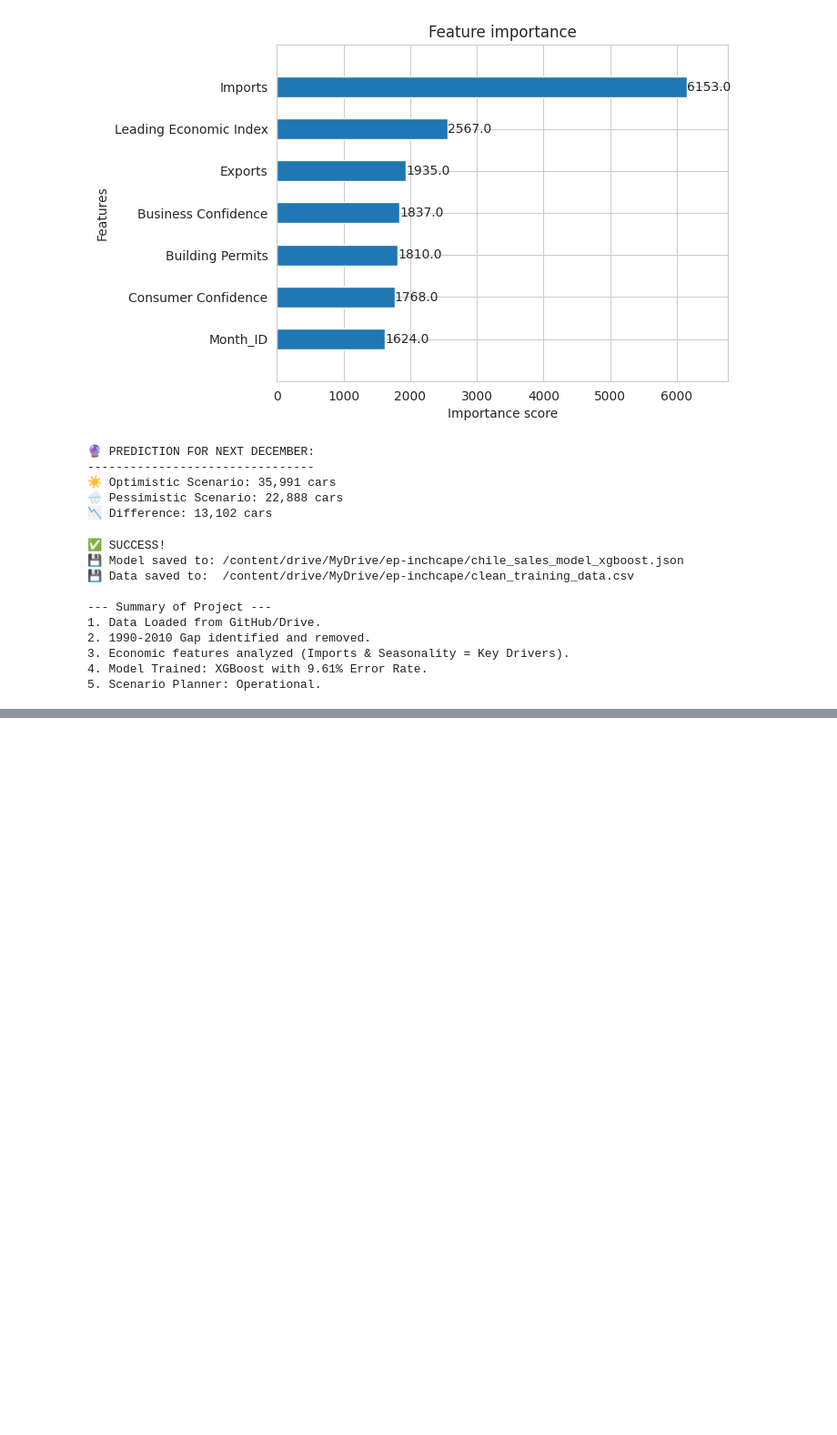
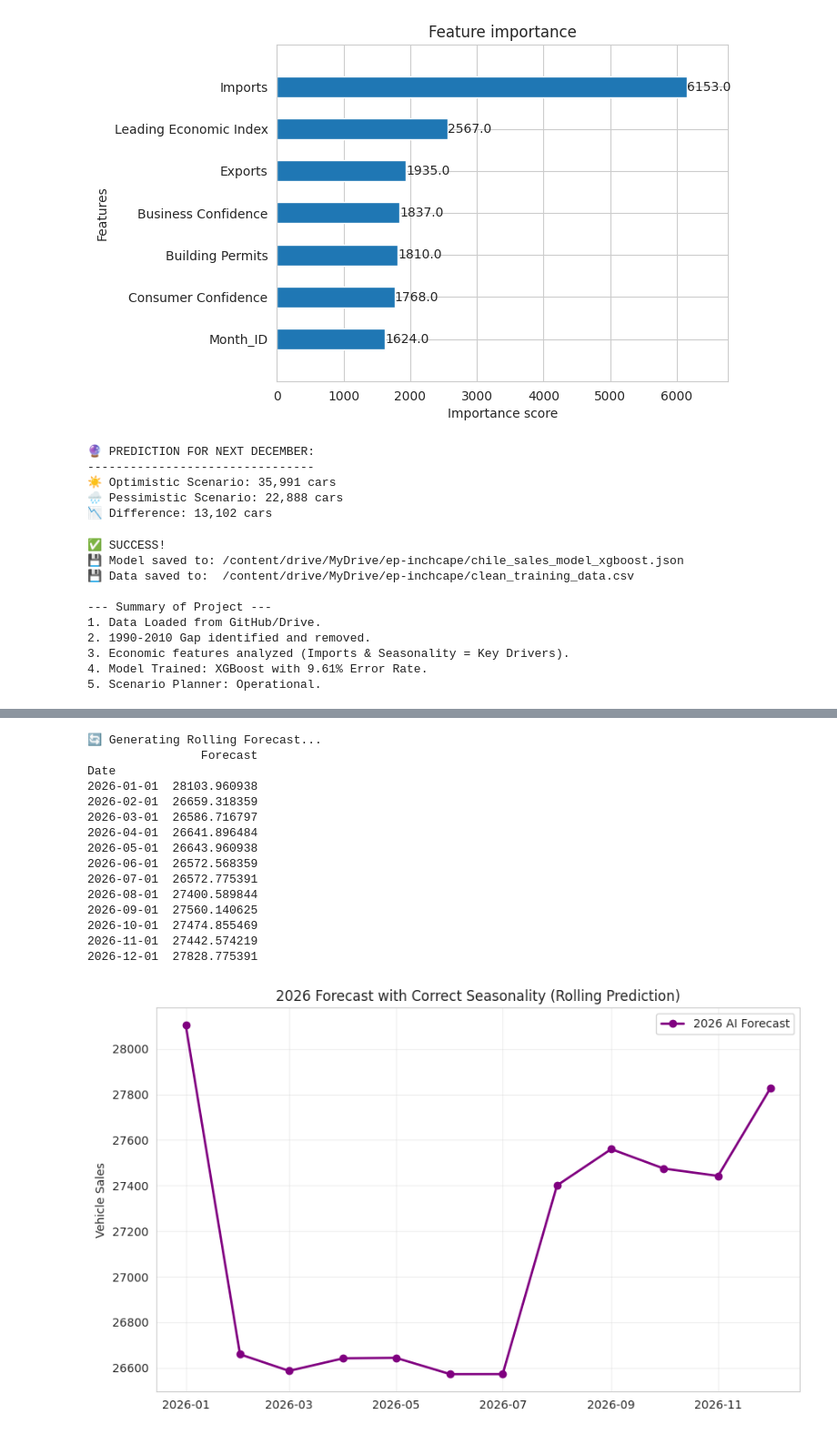
Before and after one commit to ebolofis/Data-Science-Machine-Learning, a Jupyter notebook: EDA_Feature_selection_Analysis.ipynb, the cells around one changed output, grey strips where cells are left out. Shown: that part at 91% size. Drawn from its saved outputs; the diff is of its cells as text; code cells hidden in the pictures; blank space fills up the shorter version.

```diff
--- a/EDA_Feature_selection_Analysis.ipynb
+++ b/EDA_Feature_selection_Analysis.ipynb
@@ -711,0 +820,66 @@ print("✅ Model and Data loaded successfully!")
+# %%
+# --- CELL 13: ROLLING FORECAST (THE CORRECT WAY) ---
+import pandas as pd
+import numpy as np
+import matplotlib.pyplot as plt
+
+# 1. Setup
+future_dates = pd.date_range(start='2026-01-01', end='2026-12-01', freq='MS')
+forecasts = []
+
+# Get the last row of real data (Dec 2025) to start the chain
+current_input = X_final.iloc[[-1]].copy()
+
+print("🔄 Generating Rolling Forecast...")
+
+# 2. Loop through each future month
+for date in future_dates:
+    # A. Update Calendar Features for this specific month
+    current_input['Month_ID'] = date.month
+    current_input['Quarter'] = date.quarter
+
+    # B. Make the Prediction
+    pred = model_final.predict(current_input)[0]
+    forecasts.append(pred)
+
+    # C. UPDATE MEMORY (The Critical Step)
+    # The 'Sales_Last_Month' for the NEXT loop is the prediction we just made
+    if 'Sales_Last_Month' in current_input.columns:
+        # Move current Sales_Last_Month to 3_Months_Ago (Approximation)
+        if 'Sales_3_Months_Ago' in current_input.columns:
+            current_input['Sales_3_Months_Ago'] = current_input['Sales_Last_Month']
+
+        current_input['Sales_Last_Month'] = pred
+
+# 3. Save and Plot
+df_forecast_2026 = pd.DataFrame({'Date': future_dates, 'Forecast': forecasts})
+df_forecast_2026.set_index('Date', inplace=True)
+
+print(df_forecast_2026)
+
+# Visualization
+plt.figure(figsize=(10, 6))
+plt.plot(df_forecast_2026.index, df_forecast_2026['Forecast'],
+         color='purple', marker='o', linestyle='-', linewidth=2, label='2026 AI Forecast')
+plt.title("2026 Forecast with Correct Seasonality (Rolling Prediction)")
+plt.ylabel("Vehicle Sales")
+plt.grid(True, alpha=0.3)
+plt.legend()
+plt.show()
+# %% [output]
+🔄 Generating Rolling Forecast...
+                Forecast
+Date
+2026-01-01  28103.960938
+2026-02-01  26659.318359
+2026-03-01  26586.716797
+2026-04-01  26641.896484
+2026-05-01  26643.960938
+2026-06-01  26572.568359
+2026-07-01  26572.775391
+2026-08-01  27400.589844
+2026-09-01  27560.140625
+2026-10-01  27474.855469
+2026-11-01  27442.574219
+2026-12-01  27828.775391
+[figure, added]
```
Also changed, not shown: parts of 4 cells of this notebook.
